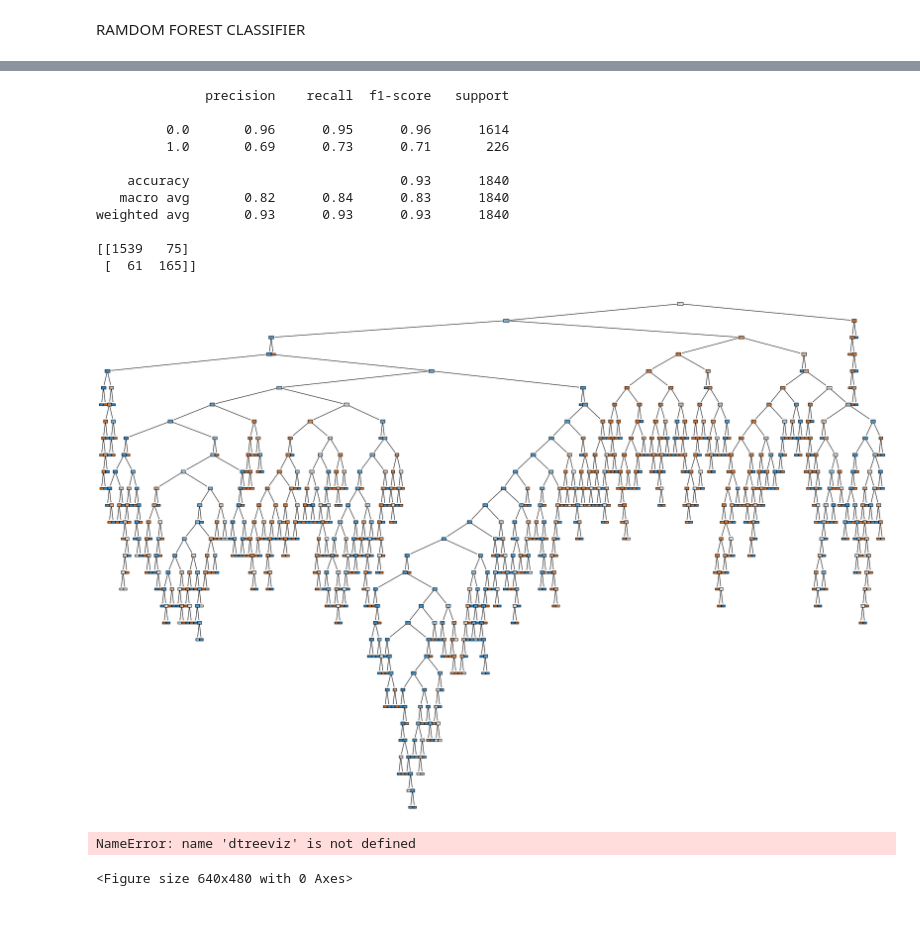
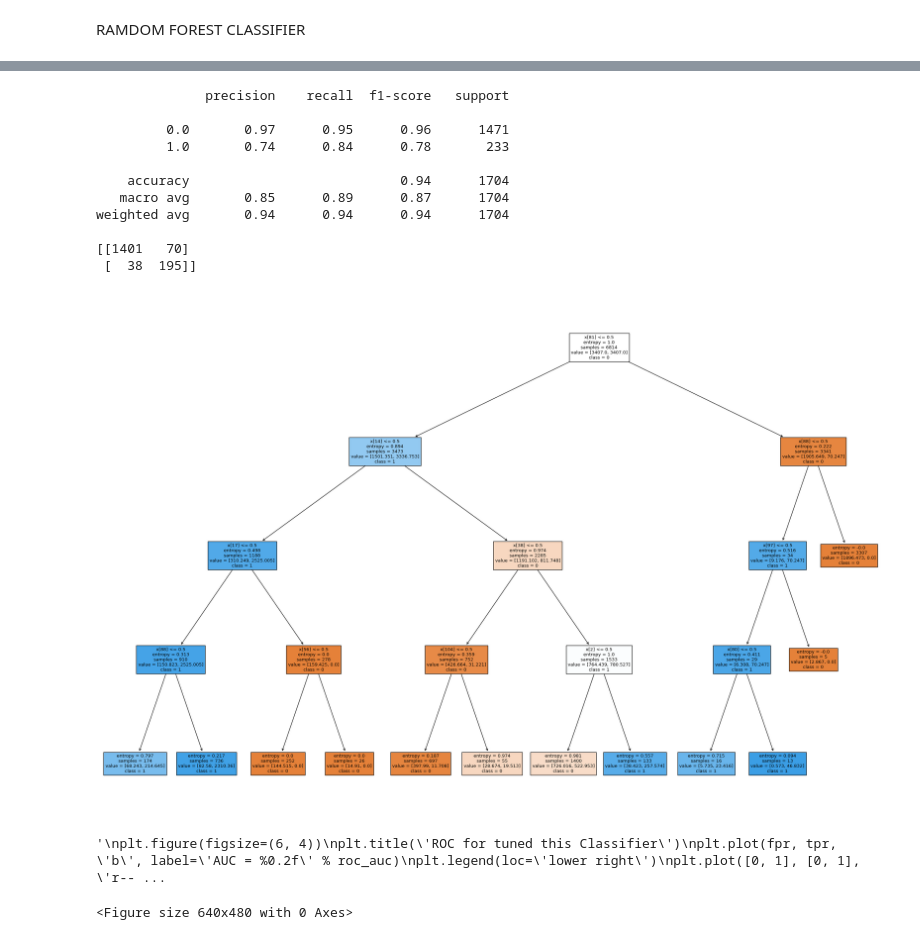
Before and after one commit to docampo99/Fraud_Detection_with_AI, a Jupyter notebook: Ethereum.ipynb, the cells around one changed output, grey strips where cells are left out. Cells and saved outputs as stored; diff of their text form; code cells hidden in the pictures.

```diff
--- a/Ethereum.ipynb
+++ b/Ethereum.ipynb
@@ -483,10 +510,12 @@ max      10000.000000
 Name: Sent_tnx, dtype: float64
 # %%
 print(df[columns[4]].value_counts().sum())
-bins=[-1,1,2,5,10, 50,100,1000,10000]
+bins=[-0.001,1,2,5,10, 50,100,1000,10000]
 #muestra un histograma
-plt.xscale('symlog')
-df[columns[4]].hist(bins=bins, align='mid',edgecolor='black')
+plt.xscale("log")
+#df[columns[4]].hist(bins=bins, align='mid',edgecolor='black')
+df[columns[4]].value_counts().plot(kind='bar')
+plt.show()
 #discretiza los valores de la columna en, los iguales a 0,1,2,5,10, 50,100,1000,10000,100000
 df[columns[4]] = pd.cut(df[columns[4]], bins=bins, labels=["CERO","UNO","DOS","CINCO","DIEZ","CINCUENTA","CIEN","MIL"])
 print(df[columns[4]].value_counts().sum())
@@ -1288,8 +1294,8 @@ RAMDOM FOREST CLASSIFIER
 #Create a Random Forest Gaussian Classifier
 clf=RandomForestClassifier(n_estimators=50)
 #Train the model using the training sets y_pred=clf.predict(X_test)
-clf.fit(x_tr_resample,y_tr_resample)
-preds=clf.predict(norm_test_f)
+clf.fit(X_train, y_train)
+preds=clf.predict(X_test)
 print(classification_report(y_test, preds))
 print(confusion_matrix(y_test, preds))
 
@@ -1365,14 +1371,14 @@ AUC score:  0.8212378414536523
 ##Funcionan: GaussianNB,  BernoulliNB, No funcionan: CategoricalNB , ComplementNB,MultinomialNB
 ##Naive Bayes algorithm
 nbayes = BernoulliNB()
-nbayes.fit(x_tr_resample, y_tr_resample)
-preds=nbayes.predict(norm_test_f)
+nbayes.fit(X_train, y_train)
+preds=nbayes.predict(X_test)
 print(classification_report(y_test, preds))
 print(confusion_matrix(y_test, preds))
 
 fpr, tpr, threshold = roc_curve(y_test, preds)
 roc_auc = auc(fpr, tpr)
-
+"""
 plt.figure(figsize=(6,4))
 plt.title('ROC for tuned this Classifier')
 plt.plot(fpr, tpr, 'b', label = 'AUC = %0.2f' % roc_auc)
@@ -1381,7 +1387,7 @@ plt.plot([0,1], [0,1], 'r--')
 plt.ylabel('True Positive Rate')
 plt.xlabel('False Positive Rate')
 plt.show()
-
+"""
 score = roc_auc_score(y_test, preds)
 print("AUC score:  ", score )
 # %% [output]
@@ -1401,8 +1406,8 @@ AUC score:   0.8778717197969099
 # %%
 ##############FEAUTURE NAME?????????????????????????
 suvm = svm.SVC(decision_function_shape='ovo')
-suvm.fit(x_tr_resample, y_tr_resample)
-preds=suvm.predict(norm_test_f)
+suvm.fit(X_train, y_train)
+preds=suvm.predict(X_test)
 print(classification_report(y_test, preds))
 print(confusion_matrix(y_test, preds))
 
@@ -1439,52 +1443,53 @@ AUC score:   0.5
 # %%
 
 # Crear un modelo de árbol de decisión
-clf = DecisionTreeClassifier()
+clf = DecisionTreeClassifier(max_depth=4, random_state=42, class_weight='balanced', criterion='entropy', min_samples_leaf=5)
 
 # Entrenar el modelo con los datos de entrenamiento
-clf.fit(x_tr_resample,y_tr_resample)
+clf.fit(X_train,y_train)
 
 # Predecir las etiquetas para los datos de prueba
 preds = clf.predict(X_test)
 
 # Evaluar el modelo
 print(classification_report(y_test, preds))
 print(confusion_matrix(y_test, preds))
 
 # Visualizar árbol de decisión
 plt.figure(figsize=(30,20))
 plot_tree(clf, class_names=['0','1'], filled=True)
 plt.show()
 # Guardar la figura como imagen JPEG de alta resolución
+
+plt.savefig('arbol_decision_depth4.jpg', dpi=300, bbox_inches='tight')
+
+
+
 """
-plt.savefig('arbol_decision.jpg', dpi=300, bbox_inches='tight')
-viz = dtreeviz(clf, X_train, y_train, class_names=['0', '1'])
-viz.view()
-
 plt.figure(figsize=(6, 4))
 plt.title('ROC for tuned this Classifier')
 plt.plot(fpr, tpr, 'b', label='AUC = %0.2f' % roc_auc)
 plt.legend(loc='lower right')
 plt.plot([0, 1], [0, 1], 'r--')
 plt.ylabel('True Positive Rate')
 plt.xlabel('False Positive Rate')
 plt.show()
 
 score = roc_auc_score(y_test, preds)
 print("AUC score: ", score)
 """
 # %% [output]
               precision    recall  f1-score   support
 
-         0.0       0.96      0.95      0.96      1614
-         1.0       0.69      0.73      0.71       226
+         0.0       0.97      0.95      0.96      1471
+         1.0       0.74      0.84      0.78       233
 
-    accuracy                           0.93      1840
-   macro avg       0.82      0.84      0.83      1840
-weighted avg       0.93      0.93      0.93      1840
+    accuracy                           0.94      1704
+   macro avg       0.85      0.89      0.87      1704
+weighted avg       0.94      0.94      0.94      1704
 
-[[1539   75]
- [  61  165]]
+[[1401   70]
+ [  38  195]]
-[figure, old version]
+[figure, new version]
-NameError: name 'dtreeviz' is not defined
+'\nplt.figure(figsize=(6, 4))\nplt.title(\'ROC for tuned this Classifier\')\nplt.plot(fpr, tpr, \'b\', label=\'AUC = %0.2f\' % roc_auc)\nplt.legend(loc=\'lower right\')\nplt.plot([0, 1], [0, 1], \'r-- ...
 <Figure size 640x480 with 0 Axes>
```
Also changed, not shown: parts of 30 cells of this notebook, 1 other file.
